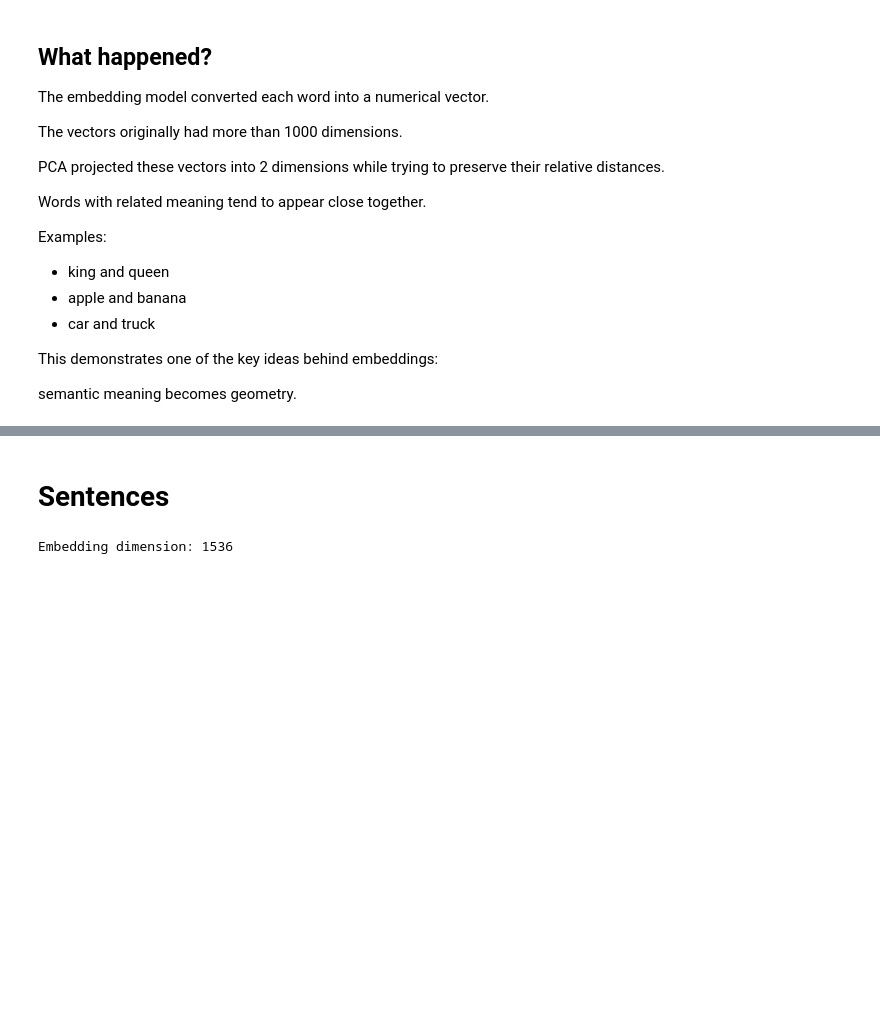
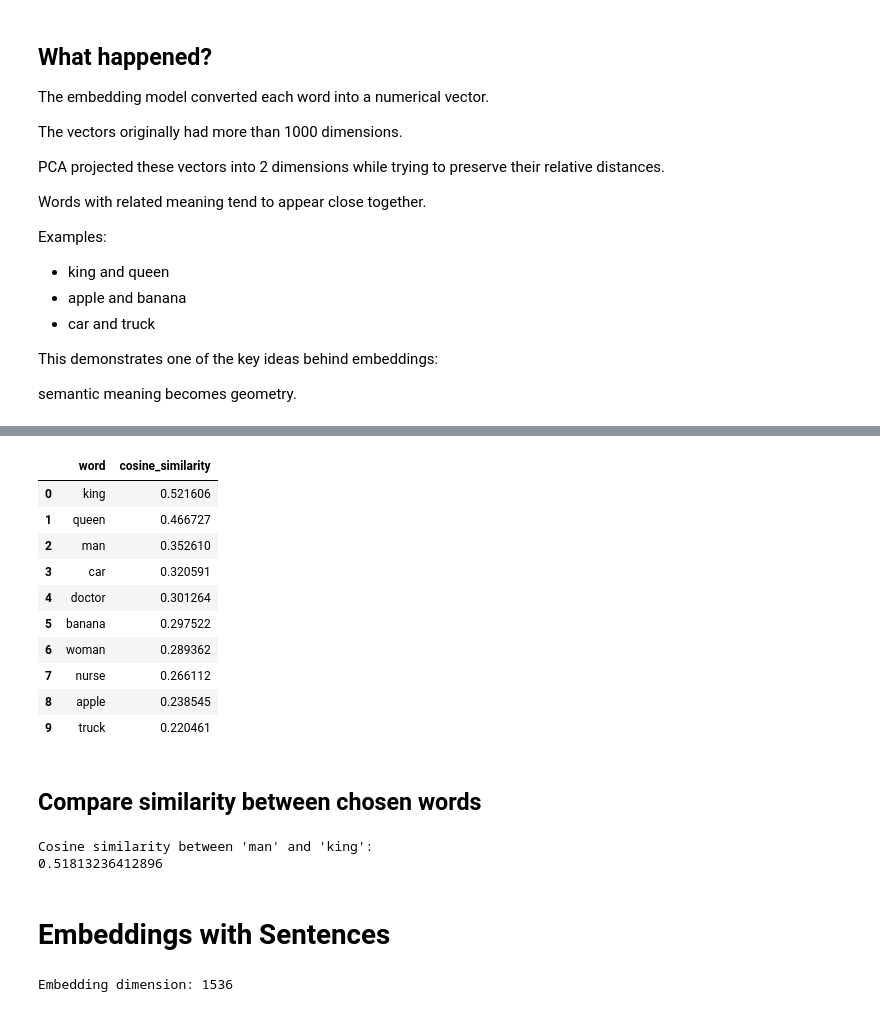
Before and after one commit to toelt-llc/LLM-Fundamentals-POLITO-2026, a Jupyter notebook: code/embeddings_demo-v1.ipynb, the cells around one changed output, grey strips where cells are left out. Cells and saved outputs as stored; diff of their text form; code cells hidden in the pictures; blank space fills up the shorter version.

```diff
--- a/code/embeddings_demo-v1.ipynb
+++ b/code/embeddings_demo-v1.ipynb
@@ -107,5 +354,68 @@ semantic meaning becomes geometry.
+# %%
+def cosine_similarity(a, b):
+    a = np.array(a)
+    b = np.array(b)
+    return np.dot(a, b) / (np.linalg.norm(a) * np.linalg.norm(b))
+
+
+# Choose a word
+query_word = "prince"
+
+query_response = client.embeddings.create(
+    model="text-embedding-3-small",
+    input=query_word
+)
+
+query_embedding = query_response.data[0].embedding
+
+results = []
+
+for word, embedding in zip(words, embeddings):
+    similarity = cosine_similarity(query_embedding, embedding)
+    results.append((word, similarity))
+
+df = (
+    pd.DataFrame(results, columns=["word", "cosine_similarity"])
+    .sort_values("cosine_similarity", ascending=False)
+    .reset_index(drop=True)
+)
+
+df
+# %% [output]
+|  | word | cosine_similarity |
+| 0 | king | 0.521606 |
+| 1 | queen | 0.466727 |
+| 2 | man | 0.352610 |
+| 3 | car | 0.320591 |
+| 4 | doctor | 0.301264 |
+| 5 | banana | 0.297522 |
+| 6 | woman | 0.289362 |
+| 7 | nurse | 0.266112 |
+| 8 | apple | 0.238545 |
+| 9 | truck | 0.220461 |
+# %% [markdown]
+## Compare similarity between chosen words
+# %%
+word1 = "man"
+word2 = "king"
+
+response = client.embeddings.create(
+    model="text-embedding-3-small",
+    input=[word1, word2]
+)
+
+embedding1 = response.data[0].embedding
+embedding2 = response.data[1].embedding
+
+similarity = cosine_similarity(embedding1, embedding2)
+
+print(f"Cosine similarity between '{word1}' and '{word2}':")
+print(similarity)
+# %% [output]
+Cosine similarity between 'man' and 'king':
+0.51813236412896
 # %% [markdown]
-# Sentences
+# Embeddings with Sentences
 # %%
 sentences = [
     "I love pizza",
```
Also changed, not shown: parts of 4 cells of this notebook, 1 other file.
